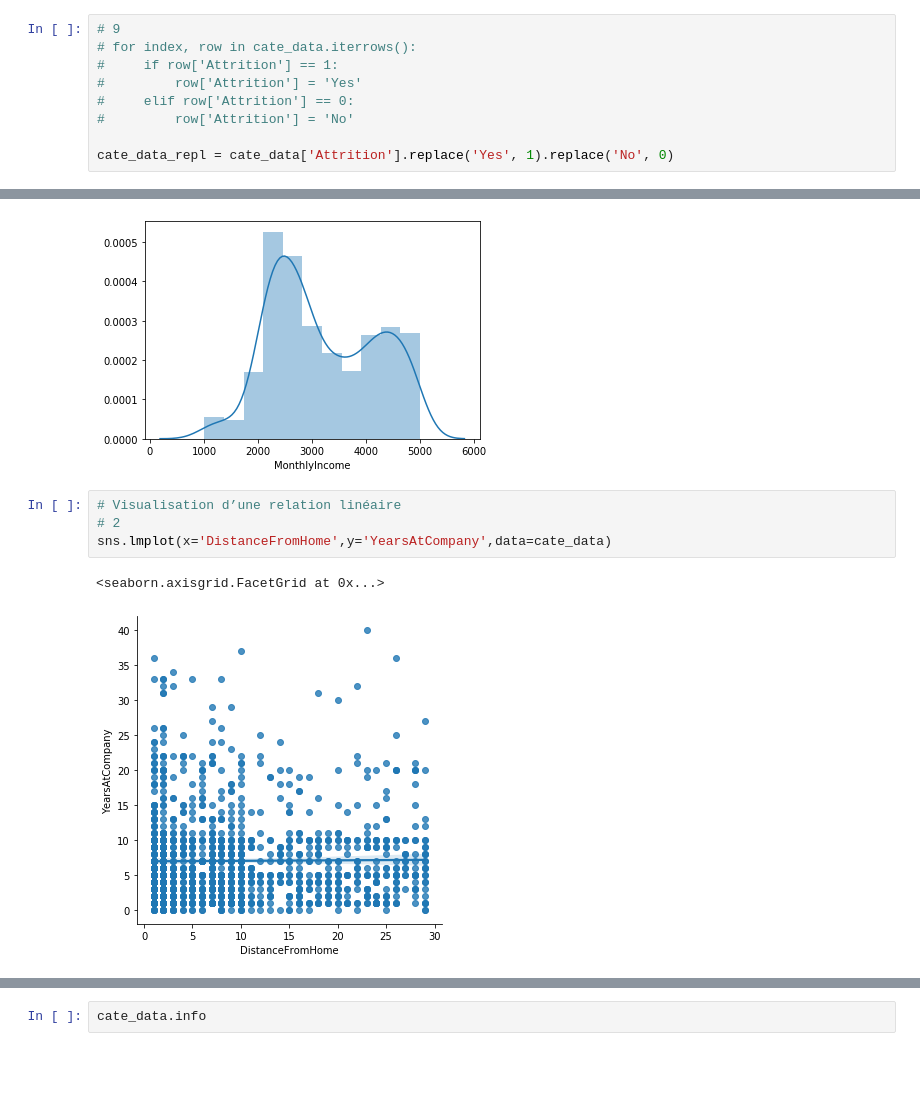
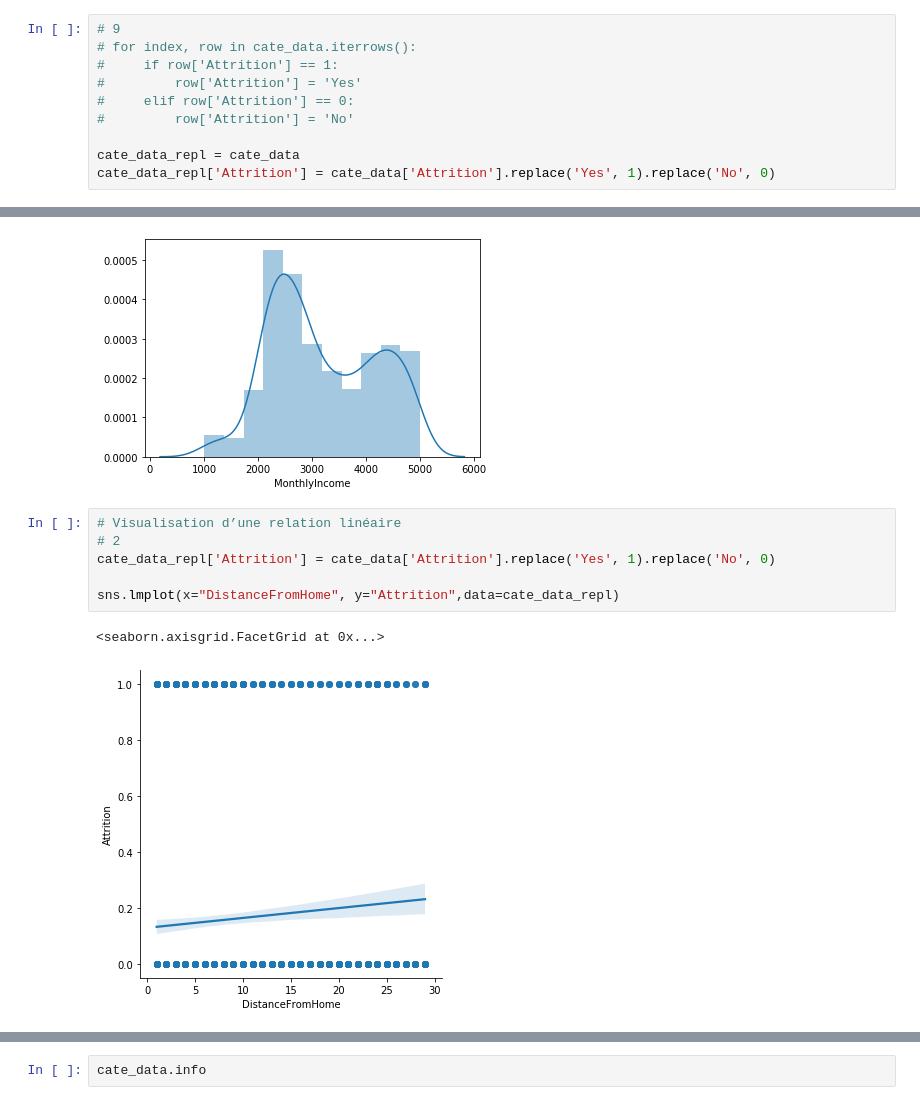
Before and after one commit to syvtoto/BigData, a Jupyter notebook: BigData_20-04.ipynb, the cells around one changed output, grey strips where cells are left out. Cells and saved outputs as stored; diff of their text form; blank space fills up the shorter version.

```diff
--- a/BigData_20-04.ipynb
+++ b/BigData_20-04.ipynb
@@ -194,7 +194,8 @@ sns.boxplot(x="Attrition", y="TotalWorkingYears", data=cate_data)
 #     elif row['Attrition'] == 0:
 #         row['Attrition'] = 'No'
 
-cate_data_repl = cate_data['Attrition'].replace('Yes', 1).replace('No', 0)
+cate_data_repl = cate_data
+cate_data_repl['Attrition'] = cate_data['Attrition'].replace('Yes', 1).replace('No', 0)
 # %%
 plt.figure(figsize=(20,6))
 
@@ -221,9 +222,11 @@ sns.distplot(cate_data_limit.MonthlyIncome)
 # %%
 # Visualisation d’une relation linéaire
 # 2
-sns.lmplot(x='DistanceFromHome',y='YearsAtCompany',data=cate_data)
+cate_data_repl['Attrition'] = cate_data['Attrition'].replace('Yes', 1).replace('No', 0)
+
+sns.lmplot(x="DistanceFromHome", y="Attrition",data=cate_data_repl)
 # %% [output]
 <seaborn.axisgrid.FacetGrid at 0x...>
-[figure, old version]
+[figure, new version]
 # %%
 # 3
```
Also changed, not shown: parts of 6 cells of this notebook.
